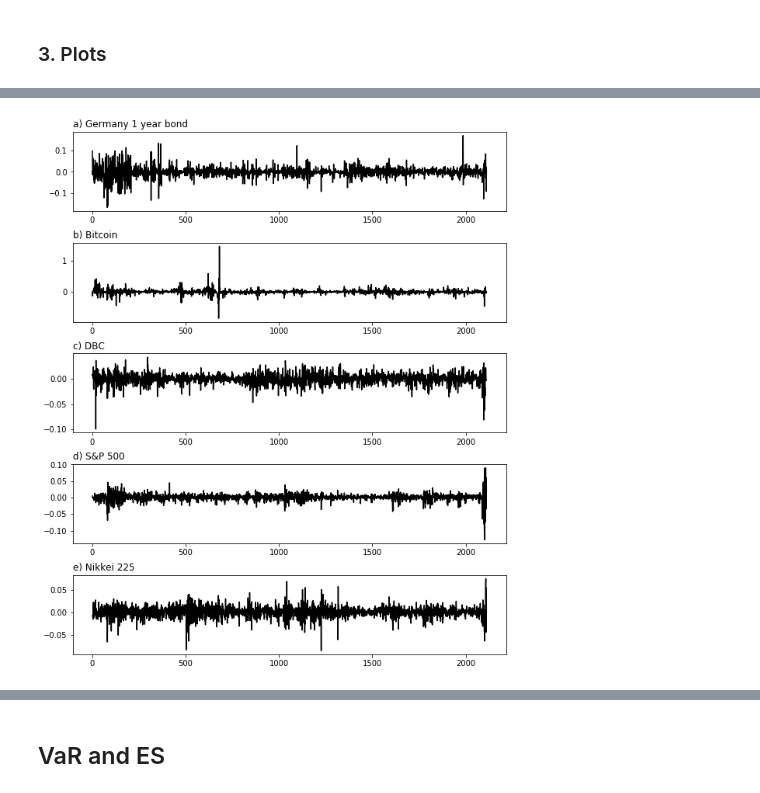
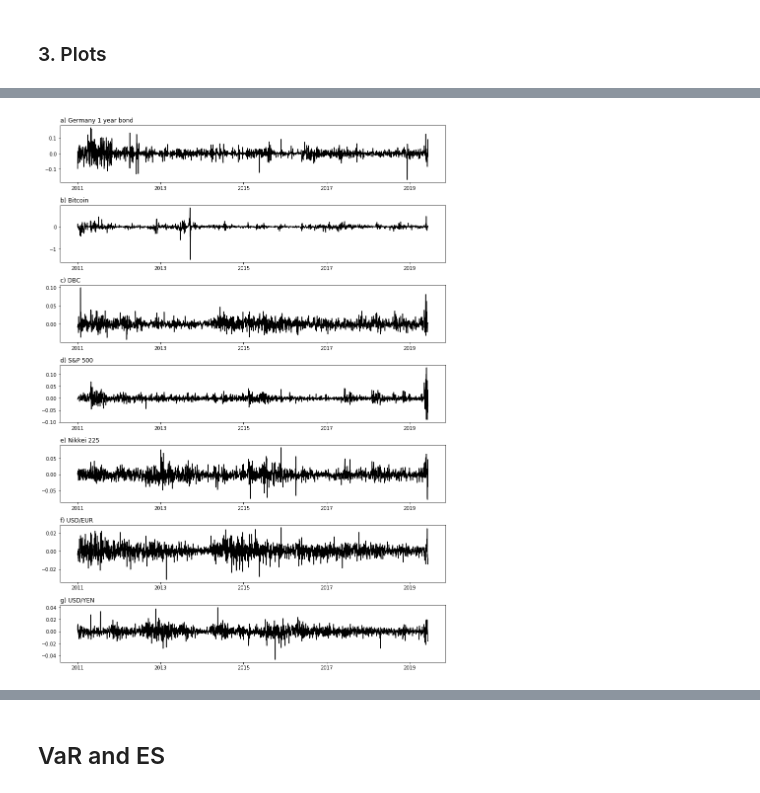
Before and after one commit to AnnaMariaAngelova/QRM2020, a Jupyter notebook: QRM_v02.ipynb, the cells around one changed output, grey strips where cells are left out. Drawn from its saved outputs; the diff is of its cells as text; code cells hidden in the pictures.

```diff
--- a/QRM_v02.ipynb
+++ b/QRM_v02.ipynb
@@ -491,0 +476,3 @@ for i in asset:
+# %%
+''' data for GARCH and EWMA'''
+data_new = pd.concat([DE_1YBOND_new, BTC_new, DBC_new, GSPC_new, N225_new,FX_YEN_new,FX_EUR_new],axis=1)
@@ -996,7 +997,7 @@ number = [0,500,1000,1500,2000]
 dates = []
 for i in number:
     print(data.Date[i])
-    dates.append(data.Date[i])
+    dates.append(data.Date[i][:4])
 # %% [output]
 2011-03-31
 2013-05-20
@@ -1079,26 +1076,73 @@ The 'normed' kwarg was deprecated in Matplotlib 2.1 and will be removed in 3.1.
 # %%
 # plot of risk factor returns
+'''I plot them as the negative of returns, so all are losses'''
+fig, ax = plt.subplots(nrows=5, ncols=1, figsize=(14, 20))
 
-fig, ax = plt.subplots(nrows=5, ncols=1, figsize=(10, 15))
+
 # DE_1YBOND
-plt.subplot(6, 1, 1)
-plt.plot(data["DE_1YBOND_return"][1:], "k")
+plt.subplot(7, 1, 1)
+plt.plot(-data["DE_1YBOND_return"][1:], "k")
 plt.title("a) Germany 1 year bond", loc="left")
+locs, labels = plt.xticks()
+print(locs)
+x_ticks = []
+new_xticks = [dates[i] for d in locs for i in range(5)]
+plt.xticks(locs[1:-1], new_xticks)
 # BTC_return
-plt.subplot(6, 1, 2)
-plt.plot(data["BTC_return"][1:], "k")
+plt.subplot(7, 1, 2)
+plt.plot(-data["BTC_return"][1:], "k")
 plt.title("b) Bitcoin", loc="left")
+locs, labels = plt.xticks()
+print(locs)
+x_ticks = []
+new_xticks = [dates[i] for d in locs for i in range(5)]
+plt.xticks(locs[1:-1], new_xticks)
 # DBC_return
-plt.subplot(6, 1, 3)
-plt.plot(data["DBC_return"][1:], "k")
+plt.subplot(7, 1, 3)
+plt.plot(-data["DBC_return"][1:], "k")
 plt.title("c) DBC", loc="left")
+locs, labels = plt.xticks()
+print(locs)
+x_ticks = []
+new_xticks = [dates[i] for d in locs for i in range(5)]
+plt.xticks(locs[1:-1], new_xticks)
 # GSPC_return
-plt.subplot(6, 1, 4)
-plt.plot(data["GSPC_return"][1:], "k")
+plt.subplot(7, 1, 4)
+plt.plot(-data["GSPC_return"][1:], "k")
 plt.title("d) S&P 500", loc="left")
+locs, labels = plt.xticks()
+print(locs)
+x_ticks = []
+new_xticks = [dates[i] for d in locs for i in range(5)]
+plt.xticks(locs[1:-1], new_xticks)
 # N225_return
-plt.subplot(6, 1, 5)
-plt.plot(data["N225_return"][1:], "k")
+plt.subplot(7, 1, 5)
+plt.plot(-data_new["N225_return"][1:], "k")
 plt.title("e) Nikkei 225", loc="left")
+locs, labels = plt.xticks()
+print(locs)
+x_ticks = []
+new_xticks = [dates[i] for d in locs for i in range(5)]
 plt.subplots_adjust(hspace=0.4)
+plt.xticks(locs[1:-1], new_xticks)
+# FX_EUR_return
+plt.subplot(7, 1, 6)
+plt.plot(-data_new["FX_EUR_return"][1:], "k")
+plt.title("f) USD/EUR", loc="left")
+locs, labels = plt.xticks()
+print(locs)
+x_ticks = []
+new_xticks = [dates[i] for d in locs for i in range(5)]
+plt.subplots_adjust(hspace=0.4)
+plt.xticks(locs[1:-1], new_xticks)
+# FX_YEN_return
+plt.subplot(7, 1, 7)
+plt.plot(-data_new["FX_YEN_return"][1:], "k")
+plt.title("g) USD/YEN", loc="left")
+locs, labels = plt.xticks()
+print(locs)
+x_ticks = []
+new_xticks = [dates[i] for d in locs for i in range(5)]
+plt.subplots_adjust(hspace=0.4)
+plt.xticks(locs[1:-1], new_xticks)
 # %% [output]
@@ -1105 +1162 @@ plt.subplots_adjust(hspace=0.4)
-[figure, old version]
+[figure, new version]
```
Also changed, not shown: parts of 70 cells of this notebook.
